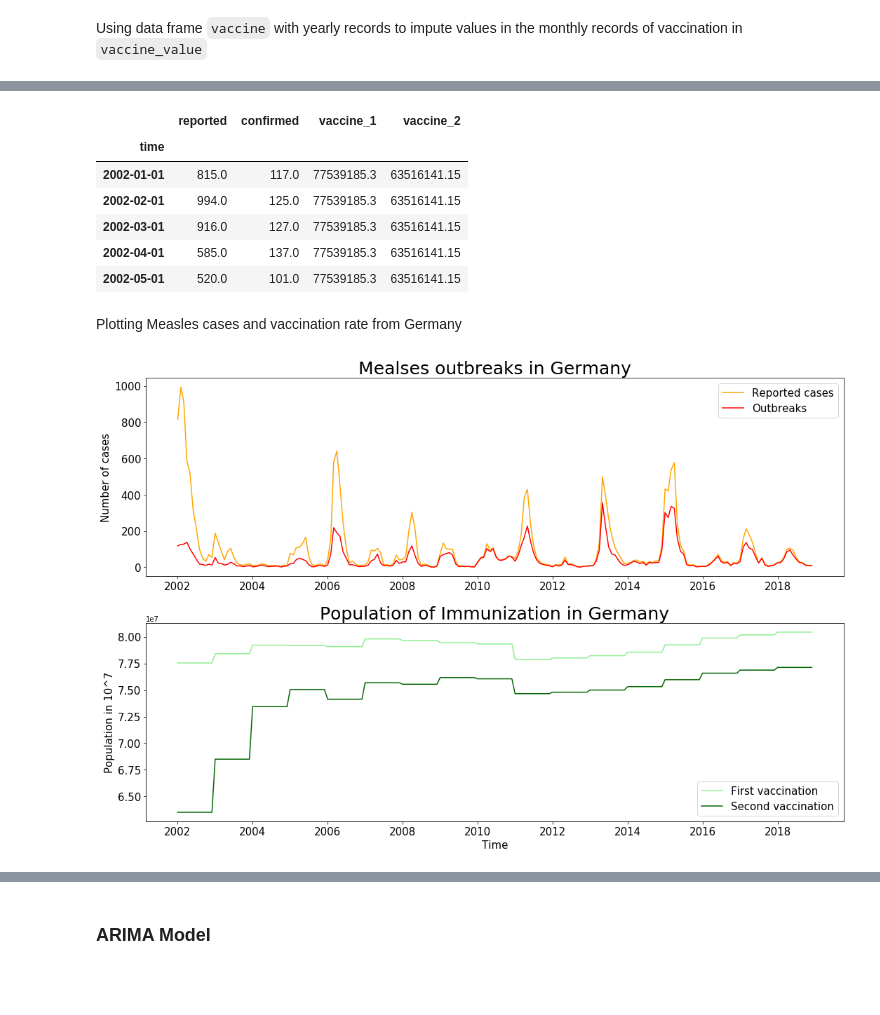
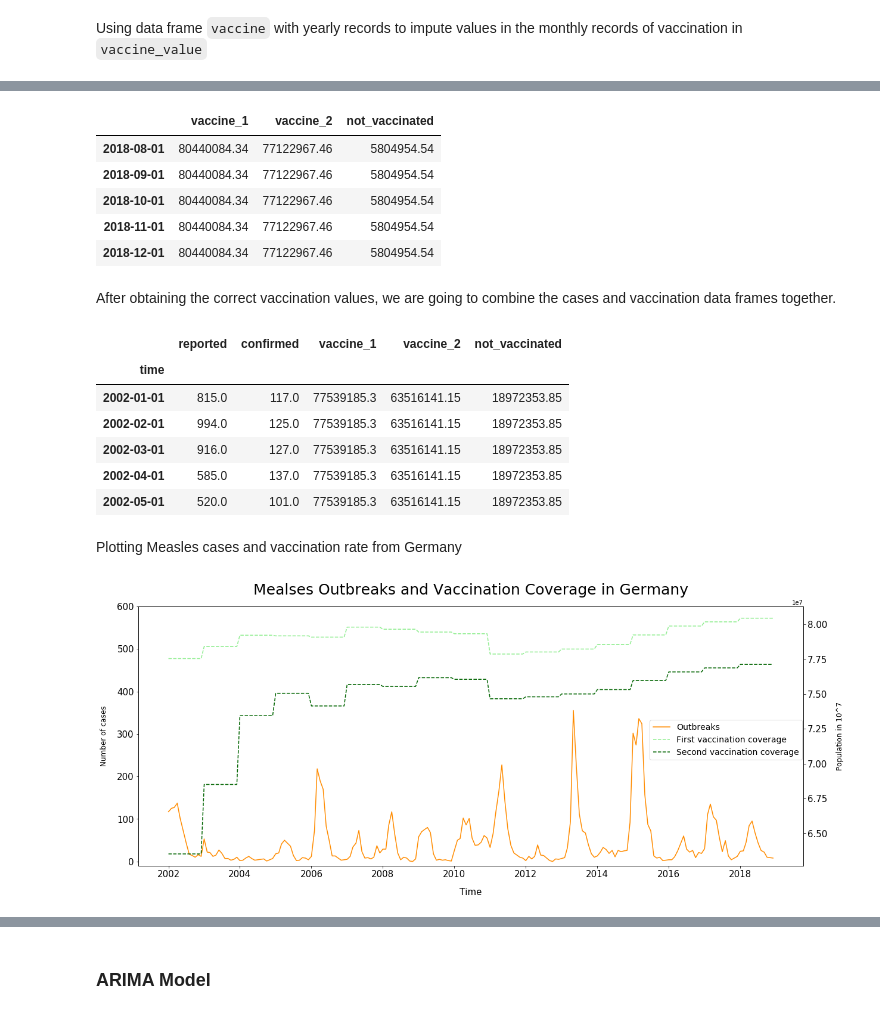
Before and after one commit to Preeya0225/capstone_project, a Jupyter notebook: code/3_modeling.ipynb, the cells around one changed output, grey strips where cells are left out. Cells and saved outputs as stored; diff of their text form; code cells hidden in the pictures; blank space fills up the shorter version.

Commit message:
adding new modeling images and updating notebooks

```diff
--- a/code/3_modeling.ipynb
+++ b/code/3_modeling.ipynb
@@ -185,7 +189,7 @@ population = {'2001': 82349925,
               '2018': 82927922}
 # %%
 #Creating a data frame from dictionary
-germany_population = pd.DataFrame(list(population.items()), columns=['time', 'value'])
+germany_population = pd.DataFrame(list(population.items()), columns=['time', 'population'])
 
 #Changing time column to date time object
 germany_population['time'] = pd.to_datetime(germany_population['time'])
@@ -245,12 +259,15 @@ The amount of vaccinated population in Germany can be calculated by multiplying
 # %%
 #Calculating vaccination values
-vac_1['vaccine_1'] = vac_1['numvalue'] * vac_1['value'] / 100
-vac_2['vaccine_2'] = vac_2['numvalue'] * vac_2['value'] / 100
+vac_1['vaccine_1'] = vac_1['numvalue'] * vac_1['population'] / 100
+vac_2['vaccine_2'] = vac_2['numvalue'] * vac_2['population'] / 100
+
+#Calculating number of people who are not vaccinated from second vaccination coverage
+vac_2['not_vaccinated'] = vac_2['population'] - vac_2['vaccine_2']
 
 #Combining first and second dosage data frame
 vaccine = vac_1.merge(vac_2, left_on='time', right_on='time', how='left')
 
 #Dropping columns that are not needed
-vaccine.drop(columns=['numvalue_x', 'numvalue_y', 'value_x', 'value_y'], inplace=True)
+vaccine.drop(columns=['numvalue_x', 'numvalue_y', 'population_x', 'population_y'], inplace=True)
 vaccine.sort_values(by='time')
 # %% [output]
@@ -286,6 +303,6 @@ Creating a new data frame with Time range from 2001 to 2018
 time = pd.date_range(start='1/1/2001', end='12/1/2018', freq='MS')
 
 #Empty data frame
-vaccine_value = pd.DataFrame(index=time, data=vaccine, columns=['vaccine_1', 'vaccine_2'])
+vaccine_value = pd.DataFrame(index=time, data=vaccine, columns=['vaccine_1', 'vaccine_2', 'not_vaccinated'])
 vaccine_value.head()
 # %% [output]
@@ -310,3 +327,4 @@ for index_1, time in enumerate(vaccine_value.index):
             #Imputing values from yearly to monthly
             vaccine_value['vaccine_1'][index_1] = vaccine['vaccine_1'][index]
             vaccine_value['vaccine_2'][index_1] = vaccine['vaccine_2'][index]
+            vaccine_value['not_vaccinated'][index_1] = vaccine['not_vaccinated'][index]
@@ -329,45 +341,62 @@ vaccine_value
+# %%
+#Checking work
+vaccine_value.tail()
+# %% [output]
+|  | vaccine_1 | vaccine_2 | not_vaccinated |
+| 2018-08-01 | 80440084.34 | 77122967.46 | 5804954.54 |
+| 2018-09-01 | 80440084.34 | 77122967.46 | 5804954.54 |
+| 2018-10-01 | 80440084.34 | 77122967.46 | 5804954.54 |
+| 2018-11-01 | 80440084.34 | 77122967.46 | 5804954.54 |
+| 2018-12-01 | 80440084.34 | 77122967.46 | 5804954.54 |
+# %% [markdown]
+After obtaining the correct vaccination values, we are going to combine the cases and vaccination data frames together.
 # %%
 #Joining outbreaks and vaccination data frames
 df = df.join(vaccine_value)
 
 #Dropping NaN's
 df.dropna(inplace=True)
+
 df.head()
 # %% [output]
-|  | reported | confirmed | vaccine_1 | vaccine_2 |
-| time |  |  |  |  |
-| 2002-01-01 | 815.0 | 117.0 | 77539185.3 | 63516141.15 |
-| 2002-02-01 | 994.0 | 125.0 | 77539185.3 | 63516141.15 |
-| 2002-03-01 | 916.0 | 127.0 | 77539185.3 | 63516141.15 |
-| 2002-04-01 | 585.0 | 137.0 | 77539185.3 | 63516141.15 |
-| 2002-05-01 | 520.0 | 101.0 | 77539185.3 | 63516141.15 |
+|  | reported | confirmed | vaccine_1 | vaccine_2 | not_vaccinated |
+| time |  |  |  |  |  |
+| 2002-01-01 | 815.0 | 117.0 | 77539185.3 | 63516141.15 | 18972353.85 |
+| 2002-02-01 | 994.0 | 125.0 | 77539185.3 | 63516141.15 | 18972353.85 |
+| 2002-03-01 | 916.0 | 127.0 | 77539185.3 | 63516141.15 | 18972353.85 |
+| 2002-04-01 | 585.0 | 137.0 | 77539185.3 | 63516141.15 | 18972353.85 |
+| 2002-05-01 | 520.0 | 101.0 | 77539185.3 | 63516141.15 | 18972353.85 |
 # %% [markdown]
 Plotting Measles cases and vaccination rate from Germany
 # %%
 #Creating subplots
-f, axes = plt.subplots(2, 1, figsize=(15,10))
+fig, axes = plt.subplots(1, 1, figsize=(20,8))
 
 #Plotting outbreaks
-axes[0].plot(df.index, df['reported'], label= 'Reported cases', color='orange')
-axes[0].plot(df.index, df['confirmed'], label= 'Outbreaks', color='red')
+axes.plot(df.index, df['confirmed'], label= 'Outbreaks', color='darkorange')
 
 #Setting labels, legend and sizes
-axes[0].set_ylabel('Number of cases', fontsize=15)
-axes[0].legend(fontsize=15)
-axes[0].tick_params(labelsize=15)
-axes[0].set_title("Mealses outbreaks in Germany", fontsize=25)
+axes.set_ylabel('Number of cases', fontsize=12, labelpad = 15)
+axes.set_title("Mealses Outbreaks and Vaccination Coverage in Germany", fontsize=25, pad=20)
+axes.set_xlabel('Time', fontsize=15, labelpad = 15)
+axes.set_ylim(-10,600)
+axes.tick_params(labelsize=15)
+
+#Instantiating a second axes that shares the same x-axis
+axes2 = axes.twinx()
 
 #Plotting vaccination
-axes[1].plot(df.index, df['vaccine_1'], label= 'First vaccination', color='lightgreen')
-axes[1].plot(df.index, df['vaccine_2'], label= 'Second vaccination', color='darkgreen')
+axes2.plot(df.index, df['vaccine_1'], label= 'First vaccination coverage', color='lightgreen', linestyle= '--')
+axes2.plot(df.index, df['vaccine_2'], label= 'Second vaccination coverage', color='darkgreen', linestyle= '--')
 
 #Setting labels, legend and sizes
-axes[1].set_ylabel('Population in 10^7', fontsize=15)
-axes[1].set_xlabel('Time', fontsize=15)
-axes[1].legend(loc='lower right', fontsize=15)
-axes[1].tick_params(labelsize=15)
-axes[1].set_title("Population of Immunization in Germany", fontsize=25)
+axes2.set_ylabel('Population in 10^7', fontsize=12, labelpad = 15)
+axes2.tick_params(labelsize=15)
 
-plt.tight_layout(pad=1.08, h_pad=2);
+#Creating the legend
+fig.legend(labels=['Outbreaks', 'First vaccination coverage', 'Second vaccination coverage'],
+           loc="right",
+           borderaxespad=5.5,
+           fontsize=14);
 # %% [output]
-[figure, old version]
+[figure, new version]
```
Also changed, not shown: parts of 27 cells of this notebook, 28 other files.
